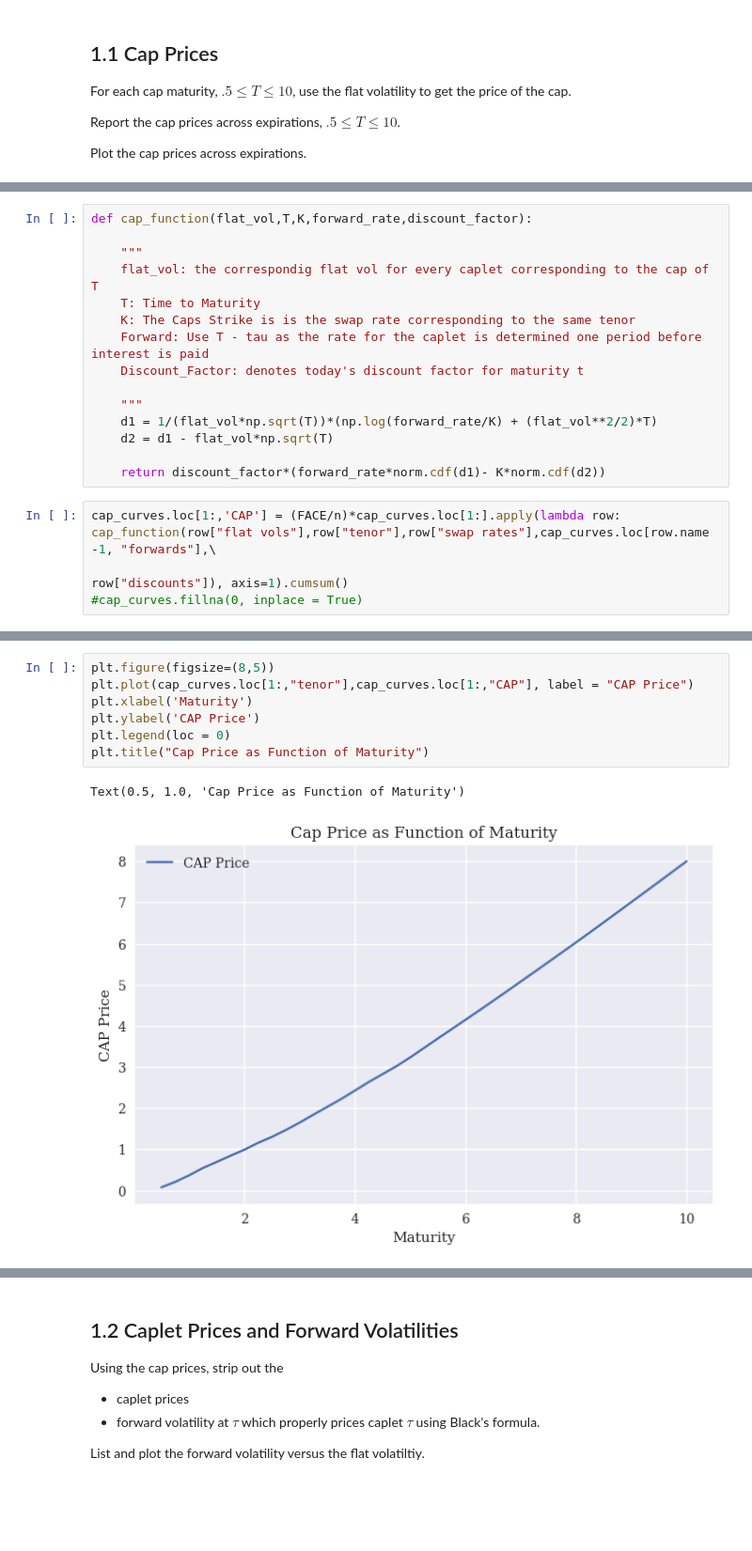
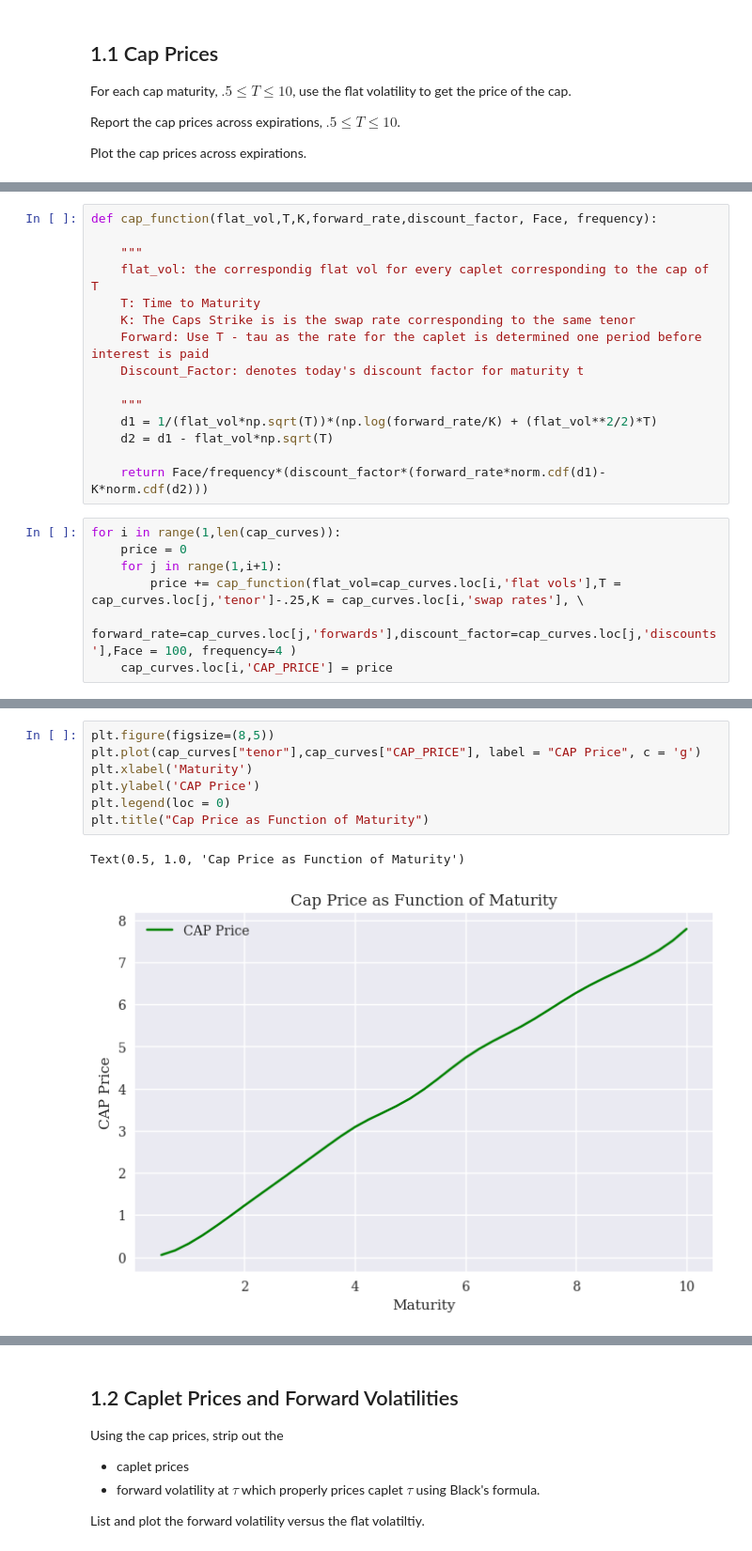
Before and after one commit to dcstein22/finm-fiderivs-2023, a Jupyter notebook: homework/Homework 2.ipynb, the cells around one changed output, grey strips where cells are left out. Shown at 94% size. Cells and saved outputs as stored; diff of their text form; blank space fills up the shorter version.

```diff
--- a/homework/Homework 2.ipynb
+++ b/homework/Homework 2.ipynb
@@ -82,5 +102,5 @@ n = 4
 # %%
-def cap_function(flat_vol,T,K,forward_rate,discount_factor):
+def cap_function(flat_vol,T,K,forward_rate,discount_factor, Face, frequency):
 
     """
     flat_vol: the correspondig flat vol for every caplet corresponding to the cap of T
@@ -93,8 +113,11 @@ def cap_function(flat_vol,T,K,forward_rate,discount_factor):
     d1 = 1/(flat_vol*np.sqrt(T))*(np.log(forward_rate/K) + (flat_vol**2/2)*T)
     d2 = d1 - flat_vol*np.sqrt(T)
 
-    return discount_factor*(forward_rate*norm.cdf(d1)- K*norm.cdf(d2))
+    return Face/frequency*(discount_factor*(forward_rate*norm.cdf(d1)- K*norm.cdf(d2)))
-# %%
-cap_curves.loc[1:,'CAP'] = (FACE/n)*cap_curves.loc[1:].apply(lambda row: cap_function(row["flat vols"],row["tenor"],row["swap rates"],cap_curves.loc[row.name -1, "forwards"],\
-                                                                                row["discounts"]), axis=1).cumsum()
-#cap_curves.fillna(0, inplace = True)
+# %%
+for i in range(1,len(cap_curves)):
+    price = 0
+    for j in range(1,i+1):
+        price += cap_function(flat_vol=cap_curves.loc[i,'flat vols'],T = cap_curves.loc[j,'tenor']-.25,K = cap_curves.loc[i,'swap rates'], \
+                              forward_rate=cap_curves.loc[j,'forwards'],discount_factor=cap_curves.loc[j,'discounts'],Face = 100, frequency=4 )
+    cap_curves.loc[i,'CAP_PRICE'] = price
@@ -101,10 +152,10 @@ cap_curves.loc[1:,'CAP'] = (FACE/n)*cap_curves.loc[1:].apply(lambda row: cap_fun
 # %%
 plt.figure(figsize=(8,5))
-plt.plot(cap_curves.loc[1:,"tenor"],cap_curves.loc[1:,"CAP"], label = "CAP Price")
+plt.plot(cap_curves["tenor"],cap_curves["CAP_PRICE"], label = "CAP Price", c = 'g')
 plt.xlabel('Maturity')
 plt.ylabel('CAP Price')
 plt.legend(loc = 0)
 plt.title("Cap Price as Function of Maturity")
 # %% [output]
 Text(0.5, 1.0, 'Cap Price as Function of Maturity')
-[figure, old version]
+[figure, new version]
```
Also changed, not shown: parts of 31 cells of this notebook, 2 other files.
